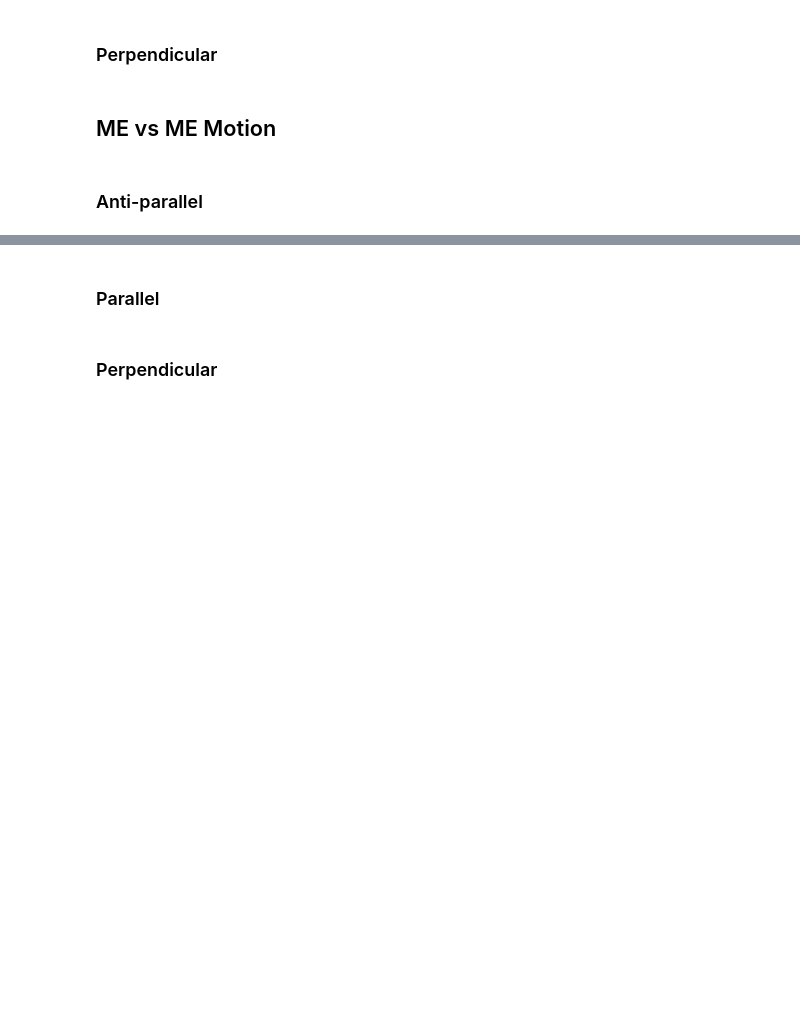
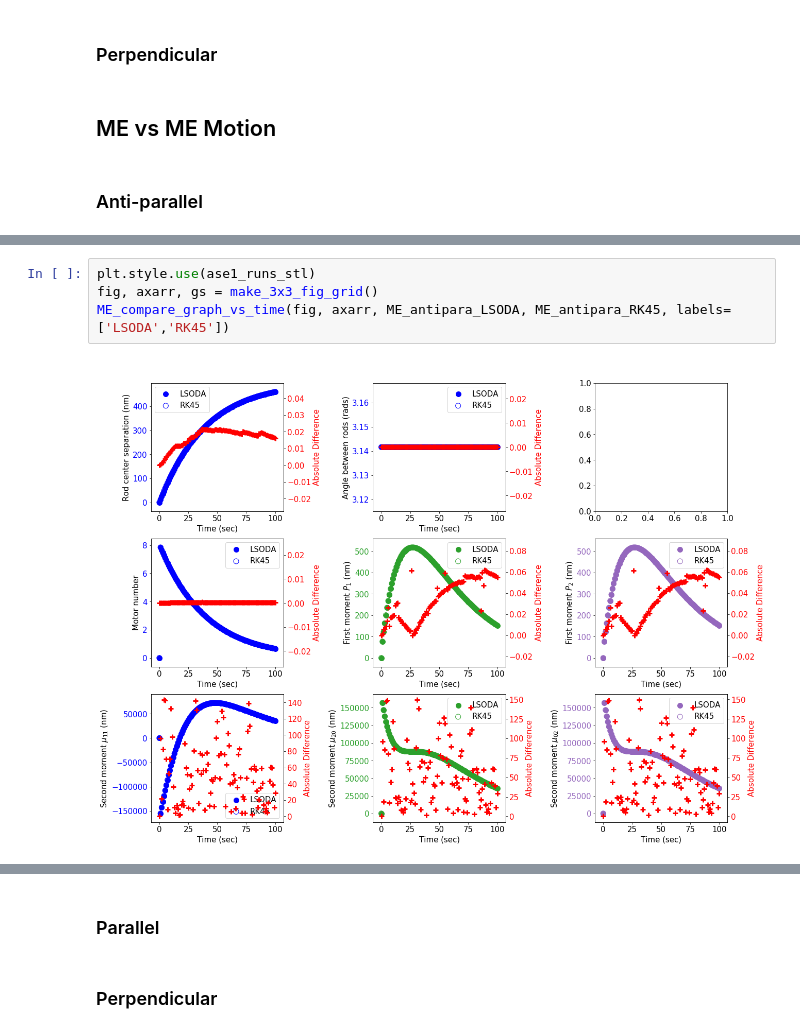
Before and after one commit to lamsoa729/FoXlink, a Jupyter notebook: notebooks/comparison_graphs.ipynb, the cells around one changed output, grey strips where cells are left out. Drawn from its saved outputs; the diff is of its cells as text; blank space fills up the shorter version.

```diff
--- a/notebooks/comparison_graphs.ipynb
+++ b/notebooks/comparison_graphs.ipynb
@@ -318,0 +360,6 @@ PDE_compare_graph_vs_time(fig, axarr, PDE_antipara_ds1, PDE_antipara_ds_5, label
+# %%
+plt.style.use(ase1_runs_stl)
+fig, axarr, gs = make_3x3_fig_grid()
+ME_compare_graph_vs_time(fig, axarr, ME_antipara_LSODA, ME_antipara_RK45, labels=['LSODA','RK45'])
+# %% [output]
+[figure, added]
```
Also changed, not shown: parts of 14 cells of this notebook, 2 other files.
